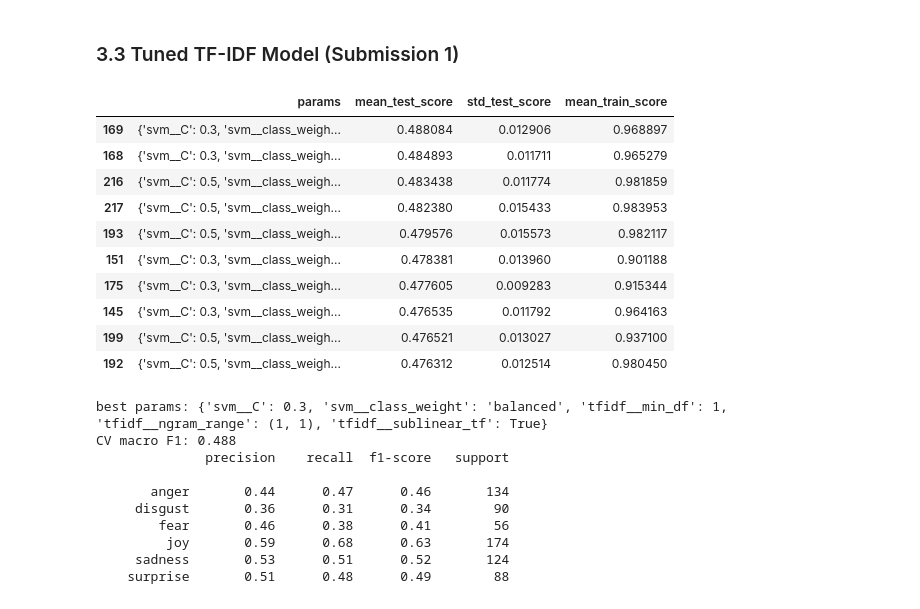
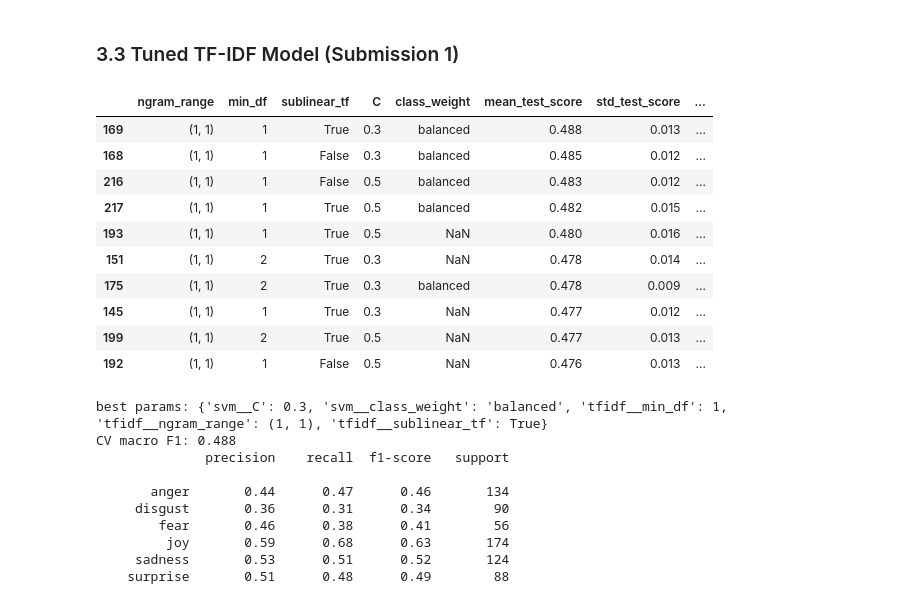
Before and after one commit to 0-Gixty-0/DM2026-Lab2-Exercise, a Jupyter notebook: DM2026-Lab2-Homework.ipynb, the cells around one changed output. Saved outputs shown, nothing was run; the diff lists cells and outputs as text; code cells hidden in the pictures.

```diff
--- a/DM2026-Lab2-Homework.ipynb
+++ b/DM2026-Lab2-Homework.ipynb
@@ -1159,38 +1244,41 @@ weighted avg       0.47      0.48      0.47       666
 # %%
 # Grid search over params
 pipe = Pipeline([
     ("tfidf", make_tfidf()),
     ("svm", LinearSVC()),
 ])
 
 param_grid = {
     "tfidf__ngram_range": [(1, 1), (1, 2), (1, 3)],
     "tfidf__min_df": [1, 2, 3, 4],
     "tfidf__sublinear_tf": [False, True],
     "svm__C": [0.001, 0.05, 0.1, 0.3, 0.5, 1.0, 2, 3],
     "svm__class_weight": [None, "balanced"],
 }
 
 skf = StratifiedKFold(n_splits=5, shuffle=True, random_state=SEED)
 search = GridSearchCV(pipe, param_grid, cv=skf, scoring="f1_macro",
                       n_jobs=6, return_train_score=True)
 search.fit(str_tr_df["tokens"], str_tr_df["label"]) # tune on the training split only
 
 results = pd.DataFrame(search.cv_results_)
-cols = ["params", "mean_test_score", "std_test_score", "mean_train_score"]
-display(results.sort_values("rank_test_score")[cols].head(10))
+# One column per searched parameter, so the full settings of each row are visible
+cols = [f"param_{k}" for k in param_grid] + ["mean_test_score", "std_test_score", "mean_train_score"]
+top = results.sort_values("rank_test_score")[cols].head(10)
+top.columns = [col.split("__")[-1] for col in top.columns]
+display(top.round(3))
 # %% [output]
-|  | params | mean_test_score | std_test_score | mean_train_score |
-| 169 | {'svm__C': 0.3, 'svm__class_weigh... | 0.488084 | 0.012906 | 0.968897 |
-| 168 | {'svm__C': 0.3, 'svm__class_weigh... | 0.484893 | 0.011711 | 0.965279 |
-| 216 | {'svm__C': 0.5, 'svm__class_weigh... | 0.483438 | 0.011774 | 0.981859 |
-| 217 | {'svm__C': 0.5, 'svm__class_weigh... | 0.482380 | 0.015433 | 0.983953 |
-| 193 | {'svm__C': 0.5, 'svm__class_weigh... | 0.479576 | 0.015573 | 0.982117 |
-| 151 | {'svm__C': 0.3, 'svm__class_weigh... | 0.478381 | 0.013960 | 0.901188 |
-| 175 | {'svm__C': 0.3, 'svm__class_weigh... | 0.477605 | 0.009283 | 0.915344 |
-| 145 | {'svm__C': 0.3, 'svm__class_weigh... | 0.476535 | 0.011792 | 0.964163 |
-| 199 | {'svm__C': 0.5, 'svm__class_weigh... | 0.476521 | 0.013027 | 0.937100 |
-| 192 | {'svm__C': 0.5, 'svm__class_weigh... | 0.476312 | 0.012514 | 0.980450 |
+|  | ngram_range | min_df | sublinear_tf | C | class_weight | mean_test_score | std_test_score | ... |
+| 169 | (1, 1) | 1 | True | 0.3 | balanced | 0.488 | 0.013 | ... |
+| 168 | (1, 1) | 1 | False | 0.3 | balanced | 0.485 | 0.012 | ... |
+| 216 | (1, 1) | 1 | False | 0.5 | balanced | 0.483 | 0.012 | ... |
+| 217 | (1, 1) | 1 | True | 0.5 | balanced | 0.482 | 0.015 | ... |
+| 193 | (1, 1) | 1 | True | 0.5 | NaN | 0.480 | 0.016 | ... |
+| 151 | (1, 1) | 2 | True | 0.3 | NaN | 0.478 | 0.014 | ... |
+| 175 | (1, 1) | 2 | True | 0.3 | balanced | 0.478 | 0.009 | ... |
+| 145 | (1, 1) | 1 | True | 0.3 | NaN | 0.477 | 0.012 | ... |
+| 199 | (1, 1) | 2 | True | 0.5 | NaN | 0.477 | 0.013 | ... |
+| 192 | (1, 1) | 1 | False | 0.5 | NaN | 0.476 | 0.013 | ... |
 # %%
 # Final check on the held-out split, which the grid search never saw
 val_pred = search.predict(str_val_df["tokens"])
```
Also changed, not shown: parts of 1 cell of this notebook.
